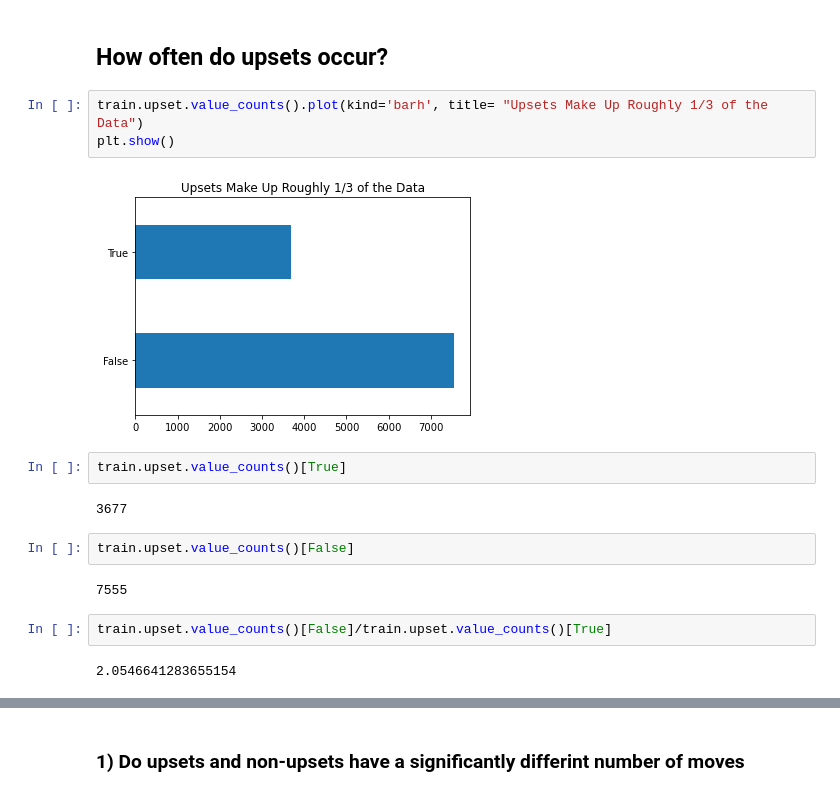
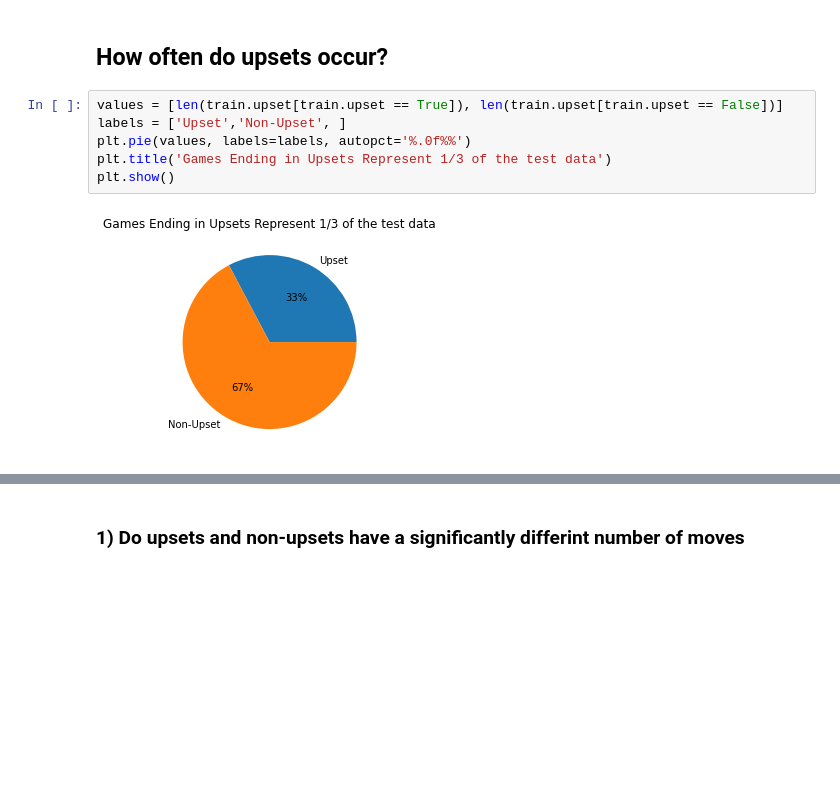
Before and after one commit to Johndsalas/chess_upsets, a Jupyter notebook: main.ipynb, the cells around one changed output, grey strips where cells are left out. Drawn from its saved outputs; the diff is of its cells as text; blank space fills up the shorter version.

Commit message:
finished first turn beginning rated games

```diff
--- a/main.ipynb
+++ b/main.ipynb
@@ -108,19 +116,10 @@ Index(['rated', 'turns', 'ended_as', 'winning_pieces', 'time_code',
 # %% [markdown]
 ## How often do upsets occur?
 # %%
-train.upset.value_counts().plot(kind='barh', title= "Upsets Make Up Roughly 1/3 of the Data")
+values = [len(train.upset[train.upset == True]), len(train.upset[train.upset == False])]
+labels = ['Upset','Non-Upset', ]
+plt.pie(values, labels=labels, autopct='%.0f%%')
+plt.title('Games Ending in Upsets Represent 1/3 of the test data')
 plt.show()
 # %% [output]
-[figure, old version]
+[figure, new version]
-# %%
-train.upset.value_counts()[True]
-# %% [output]
-3677
-# %%
-train.upset.value_counts()[False]
-# %% [output]
-7555
-# %%
-train.upset.value_counts()[False]/train.upset.value_counts()[True]
-# %% [output]
-2.0546641283655154
```
Also changed, not shown: parts of 13 cells of this notebook.
